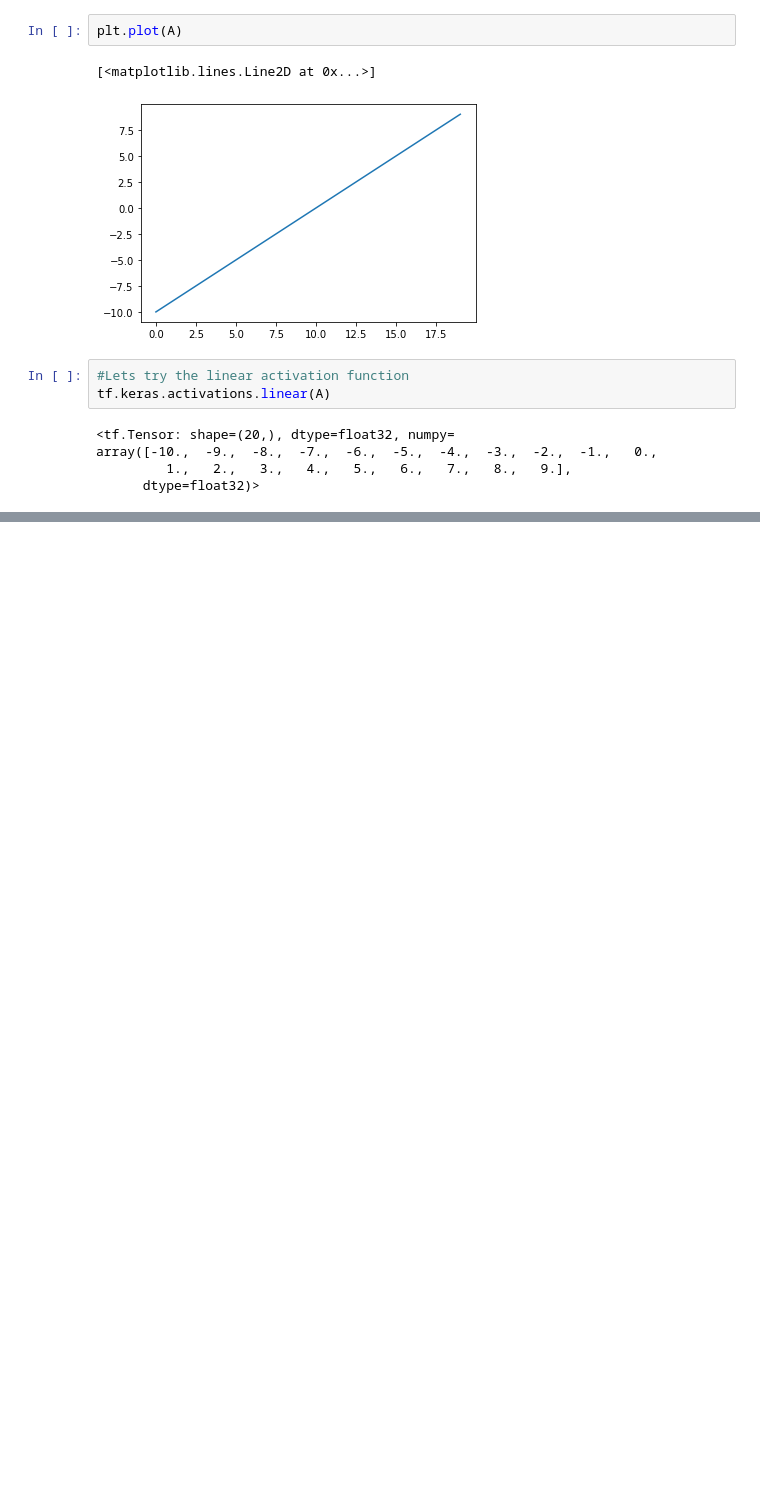
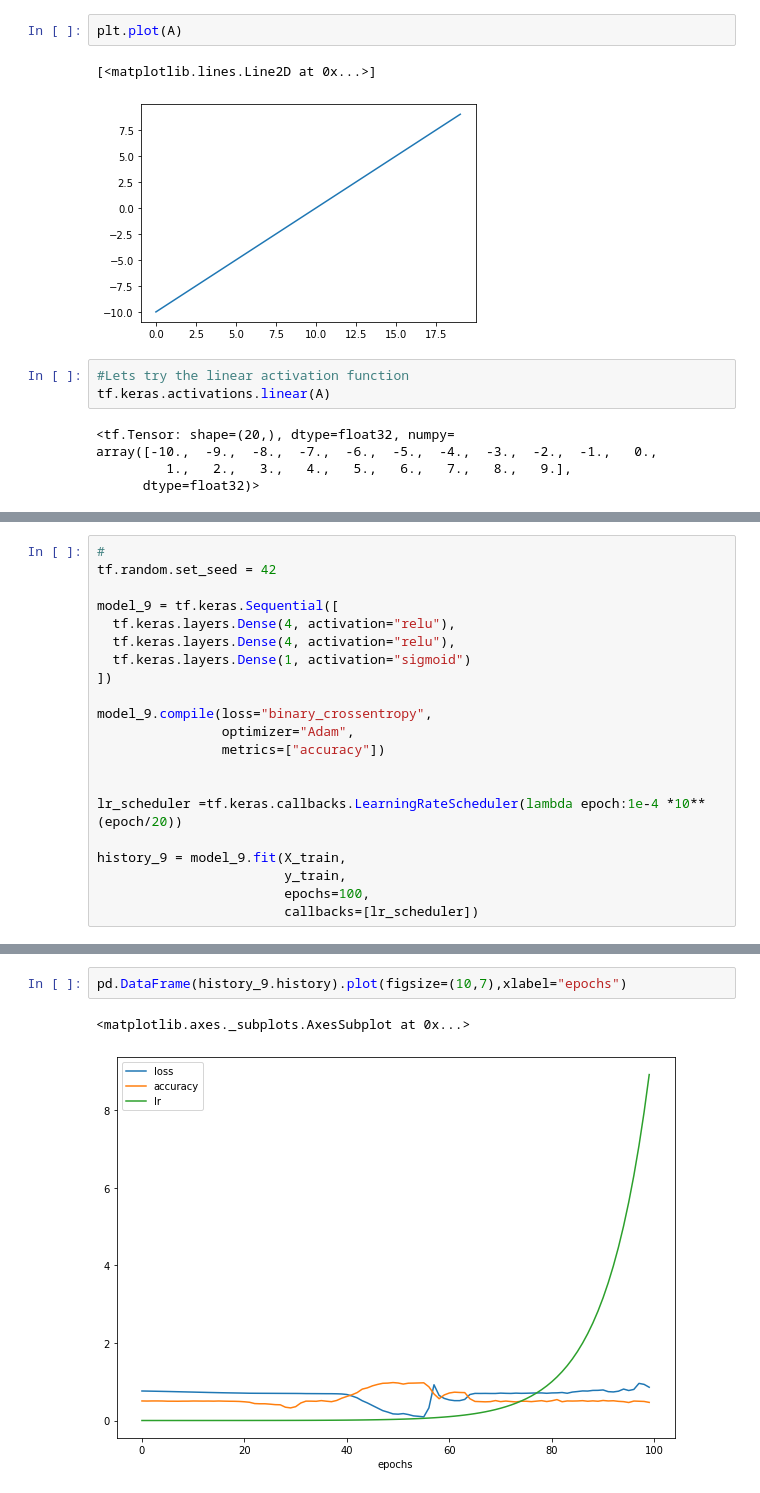
Before and after one commit to ElenaBara21/TensorFlow, a Jupyter notebook: 02_neural_network_classification_in_tensorfloew.ipynb, the cells around one changed output, grey strips where cells are left out. Cells and saved outputs as stored; diff of their text form; blank space fills up the shorter version.

```diff
--- a/02_neural_network_classification_in_tensorfloew.ipynb
+++ b/02_neural_network_classification_in_tensorfloew.ipynb
@@ -582,0 +747,21 @@ array([-10.,  -9.,  -8.,  -7.,  -6.,  -5.,  -4.,  -3.,  -2.,  -1.,   0.,
+# %%
+#
+tf.random.set_seed = 42
+
+model_9 = tf.keras.Sequential([
+  tf.keras.layers.Dense(4, activation="relu"),
+  tf.keras.layers.Dense(4, activation="relu"),
+  tf.keras.layers.Dense(1, activation="sigmoid")
+])
+
+model_9.compile(loss="binary_crossentropy",
+                optimizer="Adam",
+                metrics=["accuracy"])
+
+
+lr_scheduler =tf.keras.callbacks.LearningRateScheduler(lambda epoch:1e-4 *10**(epoch/20))
+
+history_9 = model_9.fit(X_train,
+                        y_train,
+                        epochs=100,
+                        callbacks=[lr_scheduler])
@@ -582,0 +786,5 @@ array([-10.,  -9.,  -8.,  -7.,  -6.,  -5.,  -4.,  -3.,  -2.,  -1.,   0.,
+# %%
+pd.DataFrame(history_9.history).plot(figsize=(10,7),xlabel="epochs")
+# %% [output]
+<matplotlib.axes._subplots.AxesSubplot at 0x...>
+[figure, added]
```
Also changed, not shown: parts of 35 cells of this notebook.
